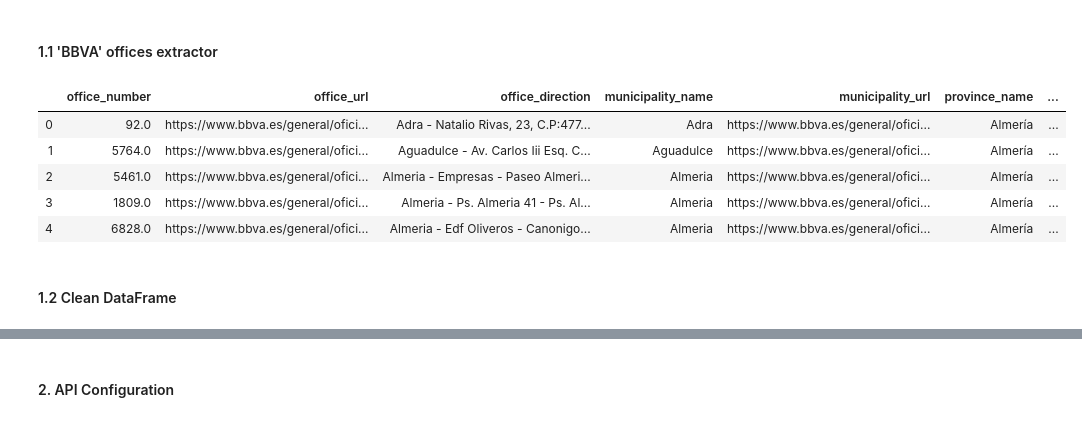
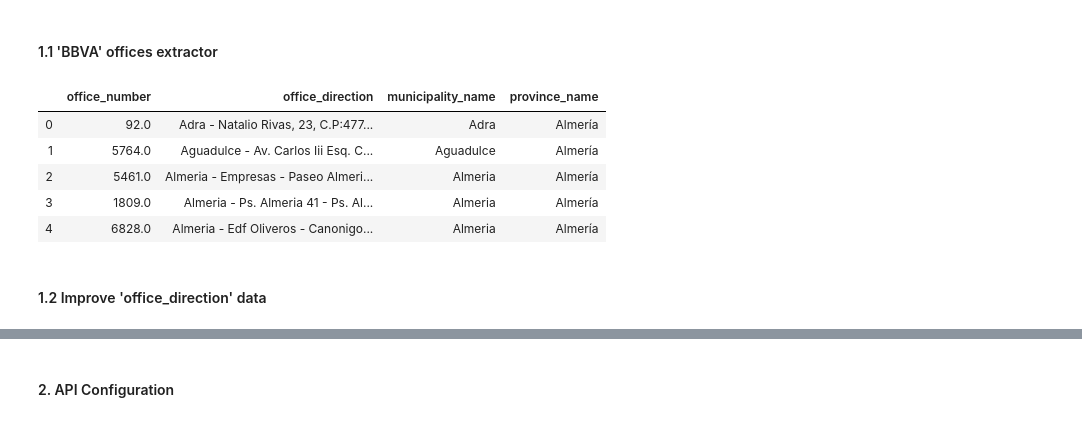
Before and after one commit to lozgarrido/hearhere, a Jupyter notebook: main.ipynb, the cells around one changed output, grey strips where cells are left out. Drawn from its saved outputs; the diff is of its cells as text; code cells hidden in the pictures.

```diff
--- a/main.ipynb
+++ b/main.ipynb
@@ -11,28 +14,35 @@ from config import data_path
 # %%
 #Setup functions requests and path
 update_bbva_offices = False
 bbva_offices_path = data_path + 'bbva_offices.csv'
 
 #Load data
 if update_bbva_offices:
 
     #Import BBVA offices scraper
     from scrapers import bbva_extract_offices
 
     #Export to .csv
     bbva_offices = bbva_extract_offices()
     bbva_offices.to_csv(bbva_offices_path, index=False)
 
 else:
     bbva_offices = pd.read_csv(bbva_offices_path)
 
+#Drop unneeded columns
+bbva_offices = bbva_offices.drop(columns=['office_url', 'municipality_url', 'province_url'])
+
+#Drop empty rows
+bbva_offices.replace('', np.nan, inplace=True)
+bbva_offices = bbva_offices.dropna()
+
 bbva_offices.head()
 # %% [output]
-|  | office_number | office_url | office_direction | municipality_name | municipality_url | province_name | ... |
-| 0 | 92.0 | https://www.bbva.es/general/ofici... | Adra - Natalio Rivas, 23, C.P:477... | Adra | https://www.bbva.es/general/ofici... | Almería | ... |
-| 1 | 5764.0 | https://www.bbva.es/general/ofici... | Aguadulce - Av. Carlos Iii Esq. C... | Aguadulce | https://www.bbva.es/general/ofici... | Almería | ... |
-| 2 | 5461.0 | https://www.bbva.es/general/ofici... | Almeria - Empresas - Paseo Almeri... | Almeria | https://www.bbva.es/general/ofici... | Almería | ... |
-| 3 | 1809.0 | https://www.bbva.es/general/ofici... | Almeria - Ps. Almeria 41 - Ps. Al... | Almeria | https://www.bbva.es/general/ofici... | Almería | ... |
-| 4 | 6828.0 | https://www.bbva.es/general/ofici... | Almeria - Edf Oliveros - Canonigo... | Almeria | https://www.bbva.es/general/ofici... | Almería | ... |
+|  | office_number | office_direction | municipality_name | province_name |
+| 0 | 92.0 | Adra - Natalio Rivas, 23, C.P:477... | Adra | Almería |
+| 1 | 5764.0 | Aguadulce - Av. Carlos Iii Esq. C... | Aguadulce | Almería |
+| 2 | 5461.0 | Almeria - Empresas - Paseo Almeri... | Almeria | Almería |
+| 3 | 1809.0 | Almeria - Ps. Almeria 41 - Ps. Al... | Almeria | Almería |
+| 4 | 6828.0 | Almeria - Edf Oliveros - Canonigo... | Almeria | Almería |
 # %% [markdown]
-#### 1.2 Clean DataFrame
+#### 1.2 Improve 'office_direction' data
```
Also changed, not shown: parts of 13 cells of this notebook.
